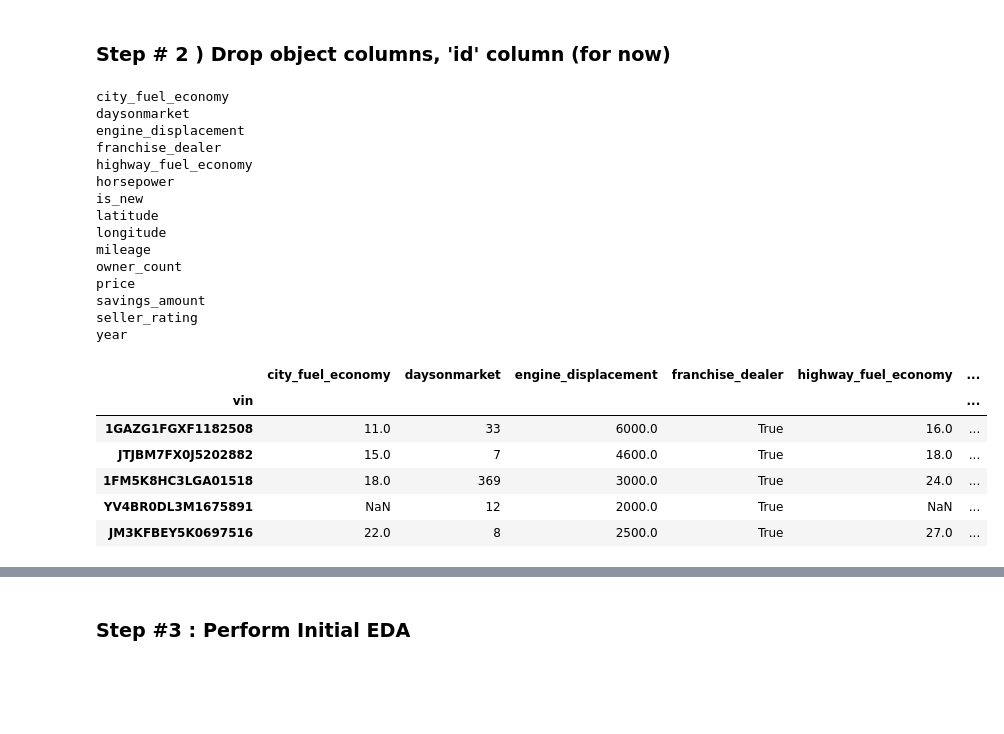
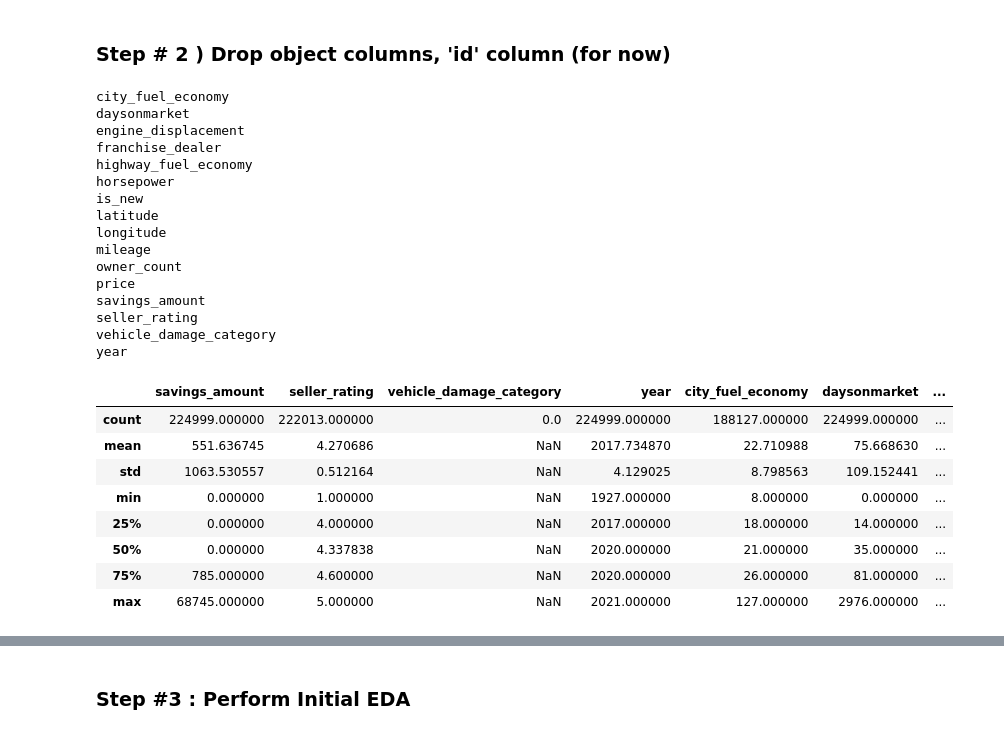
Before and after one commit to julialintern/intro_to_machine_learning, a Jupyter notebook: 02-intro-to-regression-used-car-solutions-final-final.ipynb, the cells around one changed output, grey strips where cells are left out. Cells and saved outputs as stored; diff of their text form; code cells hidden in the pictures; blank space fills up the shorter version.

```diff
--- a/02-intro-to-regression-used-car-solutions-final-final.ipynb
+++ b/02-intro-to-regression-used-car-solutions-final-final.ipynb
@@ -158,6 +118,2 @@ df[df.vin=='2T3F1RFV7KW018380']
-# %%
-df=df.drop(2000022)
-# %%
-df.drop(columns='vehicle_damage_category',axis=1,inplace=True)
 # %%
 df.set_index('vin',inplace=True)
@@ -185,14 +151,17 @@ owner_count
 price
 savings_amount
 seller_rating
+vehicle_damage_category
 year
 # %%
-df_num.head()
+df_num.describe()
 # %% [output]
-|  | city_fuel_economy | daysonmarket | engine_displacement | franchise_dealer | highway_fuel_economy | ... |
-| vin |  |  |  |  |  | ... |
-| 1GAZG1FGXF1182508 | 11.0 | 33 | 6000.0 | True | 16.0 | ... |
-| JTJBM7FX0J5202882 | 15.0 | 7 | 4600.0 | True | 18.0 | ... |
-| 1FM5K8HC3LGA01518 | 18.0 | 369 | 3000.0 | True | 24.0 | ... |
-| YV4BR0DL3M1675891 | NaN | 12 | 2000.0 | True | NaN | ... |
-| JM3KFBEY5K0697516 | 22.0 | 8 | 2500.0 | True | 27.0 | ... |
+|  | savings_amount | seller_rating | vehicle_damage_category | year | city_fuel_economy | daysonmarket | ... |
+| count | 224999.000000 | 222013.000000 | 0.0 | 224999.000000 | 188127.000000 | 224999.000000 | ... |
+| mean | 551.636745 | 4.270686 | NaN | 2017.734870 | 22.710988 | 75.668630 | ... |
+| std | 1063.530557 | 0.512164 | NaN | 4.129025 | 8.798563 | 109.152441 | ... |
+| min | 0.000000 | 1.000000 | NaN | 1927.000000 | 8.000000 | 0.000000 | ... |
+| 25% | 0.000000 | 4.000000 | NaN | 2017.000000 | 18.000000 | 14.000000 | ... |
+| 50% | 0.000000 | 4.337838 | NaN | 2020.000000 | 21.000000 | 35.000000 | ... |
+| 75% | 785.000000 | 4.600000 | NaN | 2020.000000 | 26.000000 | 81.000000 | ... |
+| max | 68745.000000 | 5.000000 | NaN | 2021.000000 | 127.000000 | 2976.000000 | ... |
```
Also changed, not shown: parts of 71 cells of this notebook.
